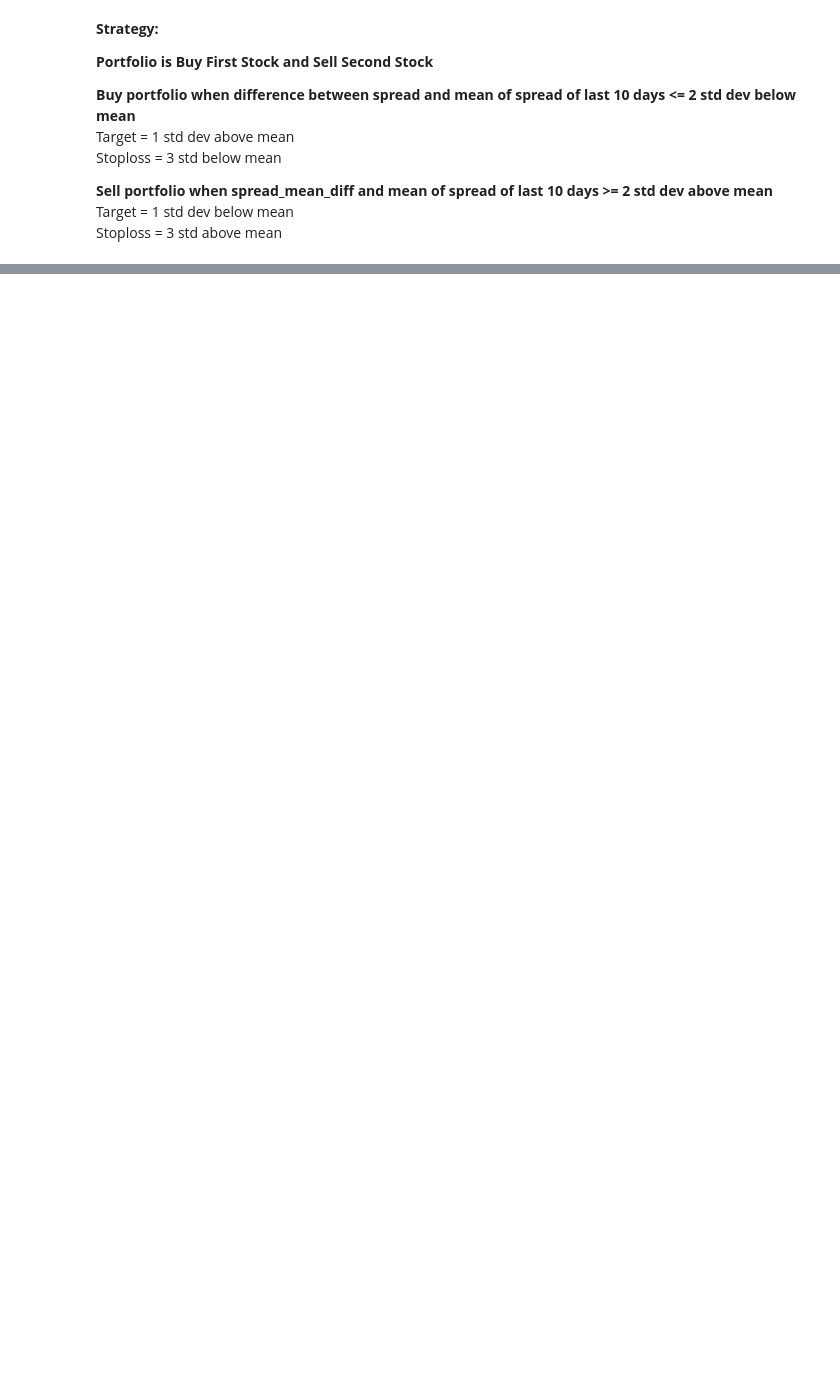
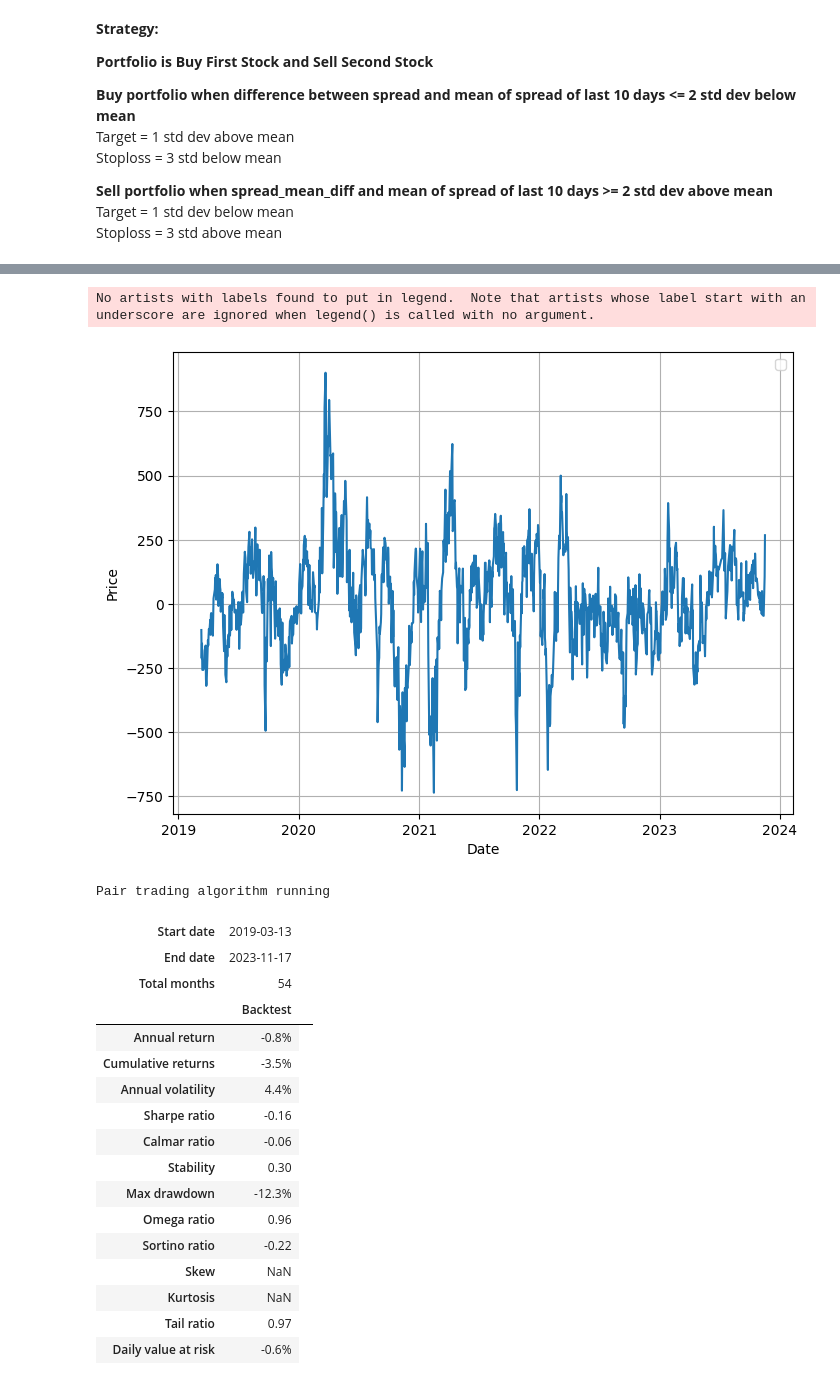
Before and after one commit to ishaanballal21/Trading-Algorithm, a Jupyter notebook: Pair Trading.ipynb, the cells around one changed output, grey strips where cells are left out. Drawn from its saved outputs; the diff is of its cells as text; code cells hidden in the pictures; blank space fills up the shorter version.

```diff
--- a/Pair Trading.ipynb
+++ b/Pair Trading.ipynb
@@ -277,0 +192,33 @@ The series is stationary
+# %%
+df_index = df[['NSEI','NSEBANK']]
+train_data = df_index[:1000]
+test_data = df_index[1000:]
+data, dickey_fully_test = prepare_data(train_data, test_data, 'NSEI','NSEBANK')
+
+if dickey_fully_test == True:
+    print("Pair trading algorithm running")
+    data = pair_trade(data)
+    data = analyse_data(data,'NSEI','NSEBANK')
+else:
+    print("The Pairs Trading cannot be performed because the spread time series is not stationary")
+# %% [output]
+No artists with labels found to put in legend.  Note that artists whose label start with an underscore are ignored when legend() is called with no argument.
+[figure, added]
+Pair trading algorithm running
+| Start date | 2019-03-13 |  |
+| End date | 2023-11-17 |  |
+| Total months | 54 |  |
+|  | Backtest |
+| Annual return | -0.8% |
+| Cumulative returns | -3.5% |
+| Annual volatility | 4.4% |
+| Sharpe ratio | -0.16 |
+| Calmar ratio | -0.06 |
+| Stability | 0.30 |
+| Max drawdown | -12.3% |
+| Omega ratio | 0.96 |
+| Sortino ratio | -0.22 |
+| Skew | NaN |
+| Kurtosis | NaN |
+| Tail ratio | 0.97 |
+| Daily value at risk | -0.6% |
```
Also changed, not shown: parts of 13 cells of this notebook.
